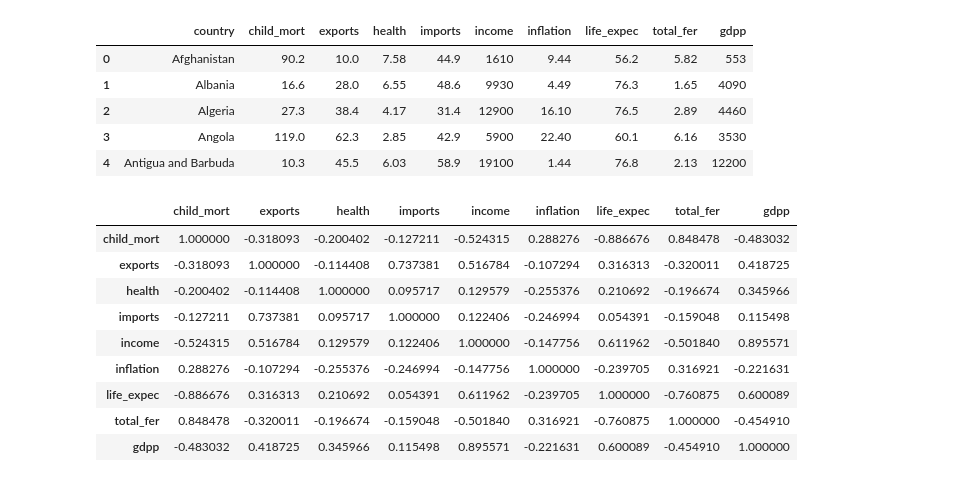
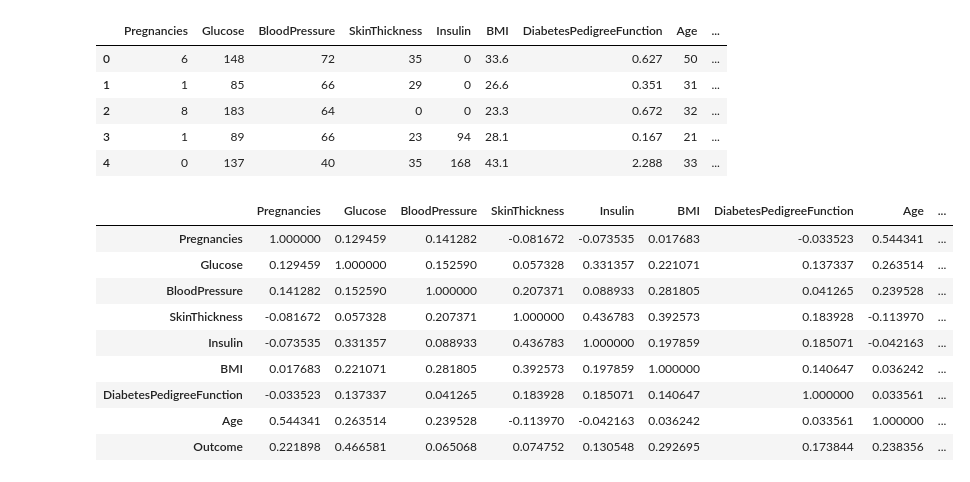
Before and after one commit to KeshThapa/CN6005, a Jupyter notebook: 0Week_6_Clustrining_lab_.ipynb, the cells around one changed output. Drawn from its saved outputs; the diff is of its cells as text; code cells hidden in the pictures.

```diff
--- a/0Week_6_Clustrining_lab_.ipynb
+++ b/0Week_6_Clustrining_lab_.ipynb
@@ -5,30 +5,30 @@ import numpy as np
 from sklearn.cluster import KMeans
 from sklearn import metrics
 import pandas as pd
-df = pd.read_csv('/content/Country-data.csv')
+df = pd.read_csv('/content/diabetesN (1).csv')
 df.head()
 # %% [output]
-|  | country | child_mort | exports | health | imports | income | inflation | life_expec | total_fer | gdpp |
-| 0 | Afghanistan | 90.2 | 10.0 | 7.58 | 44.9 | 1610 | 9.44 | 56.2 | 5.82 | 553 |
-| 1 | Albania | 16.6 | 28.0 | 6.55 | 48.6 | 9930 | 4.49 | 76.3 | 1.65 | 4090 |
-| 2 | Algeria | 27.3 | 38.4 | 4.17 | 31.4 | 12900 | 16.10 | 76.5 | 2.89 | 4460 |
-| 3 | Angola | 119.0 | 62.3 | 2.85 | 42.9 | 5900 | 22.40 | 60.1 | 6.16 | 3530 |
-| 4 | Antigua and Barbuda | 10.3 | 45.5 | 6.03 | 58.9 | 19100 | 1.44 | 76.8 | 2.13 | 12200 |
+|  | Pregnancies | Glucose | BloodPressure | SkinThickness | Insulin | BMI | DiabetesPedigreeFunction | Age | ... |
+| 0 | 6 | 148 | 72 | 35 | 0 | 33.6 | 0.627 | 50 | ... |
+| 1 | 1 | 85 | 66 | 29 | 0 | 26.6 | 0.351 | 31 | ... |
+| 2 | 8 | 183 | 64 | 0 | 0 | 23.3 | 0.672 | 32 | ... |
+| 3 | 1 | 89 | 66 | 23 | 94 | 28.1 | 0.167 | 21 | ... |
+| 4 | 0 | 137 | 40 | 35 | 168 | 43.1 | 2.288 | 33 | ... |
 # %%
 # Remove the 'country' column as it's not numerical
-df_numeric = df.drop('country', axis=1)
+# df_numeric = df.drop('country', axis=1) # This line caused the error
 
 # Calculate and display the correlation matrix
-display(df_numeric.corr())
+display(df.corr())
 # %% [output]
-|  | child_mort | exports | health | imports | income | inflation | life_expec | total_fer | gdpp |
-| child_mort | 1.000000 | -0.318093 | -0.200402 | -0.127211 | -0.524315 | 0.288276 | -0.886676 | 0.848478 | -0.483032 |
-| exports | -0.318093 | 1.000000 | -0.114408 | 0.737381 | 0.516784 | -0.107294 | 0.316313 | -0.320011 | 0.418725 |
-| health | -0.200402 | -0.114408 | 1.000000 | 0.095717 | 0.129579 | -0.255376 | 0.210692 | -0.196674 | 0.345966 |
-| imports | -0.127211 | 0.737381 | 0.095717 | 1.000000 | 0.122406 | -0.246994 | 0.054391 | -0.159048 | 0.115498 |
-| income | -0.524315 | 0.516784 | 0.129579 | 0.122406 | 1.000000 | -0.147756 | 0.611962 | -0.501840 | 0.895571 |
-| inflation | 0.288276 | -0.107294 | -0.255376 | -0.246994 | -0.147756 | 1.000000 | -0.239705 | 0.316921 | -0.221631 |
-| life_expec | -0.886676 | 0.316313 | 0.210692 | 0.054391 | 0.611962 | -0.239705 | 1.000000 | -0.760875 | 0.600089 |
-| total_fer | 0.848478 | -0.320011 | -0.196674 | -0.159048 | -0.501840 | 0.316921 | -0.760875 | 1.000000 | -0.454910 |
-| gdpp | -0.483032 | 0.418725 | 0.345966 | 0.115498 | 0.895571 | -0.221631 | 0.600089 | -0.454910 | 1.000000 |
+|  | Pregnancies | Glucose | BloodPressure | SkinThickness | Insulin | BMI | DiabetesPedigreeFunction | Age | ... |
+| Pregnancies | 1.000000 | 0.129459 | 0.141282 | -0.081672 | -0.073535 | 0.017683 | -0.033523 | 0.544341 | ... |
+| Glucose | 0.129459 | 1.000000 | 0.152590 | 0.057328 | 0.331357 | 0.221071 | 0.137337 | 0.263514 | ... |
+| BloodPressure | 0.141282 | 0.152590 | 1.000000 | 0.207371 | 0.088933 | 0.281805 | 0.041265 | 0.239528 | ... |
+| SkinThickness | -0.081672 | 0.057328 | 0.207371 | 1.000000 | 0.436783 | 0.392573 | 0.183928 | -0.113970 | ... |
+| Insulin | -0.073535 | 0.331357 | 0.088933 | 0.436783 | 1.000000 | 0.197859 | 0.185071 | -0.042163 | ... |
+| BMI | 0.017683 | 0.221071 | 0.281805 | 0.392573 | 0.197859 | 1.000000 | 0.140647 | 0.036242 | ... |
+| DiabetesPedigreeFunction | -0.033523 | 0.137337 | 0.041265 | 0.183928 | 0.185071 | 0.140647 | 1.000000 | 0.033561 | ... |
+| Age | 0.544341 | 0.263514 | 0.239528 | -0.113970 | -0.042163 | 0.036242 | 0.033561 | 1.000000 | ... |
+| Outcome | 0.221898 | 0.466581 | 0.065068 | 0.074752 | 0.130548 | 0.292695 | 0.173844 | 0.238356 | ... |
 # %%
```
Also changed, not shown: parts of 11 cells of this notebook.
